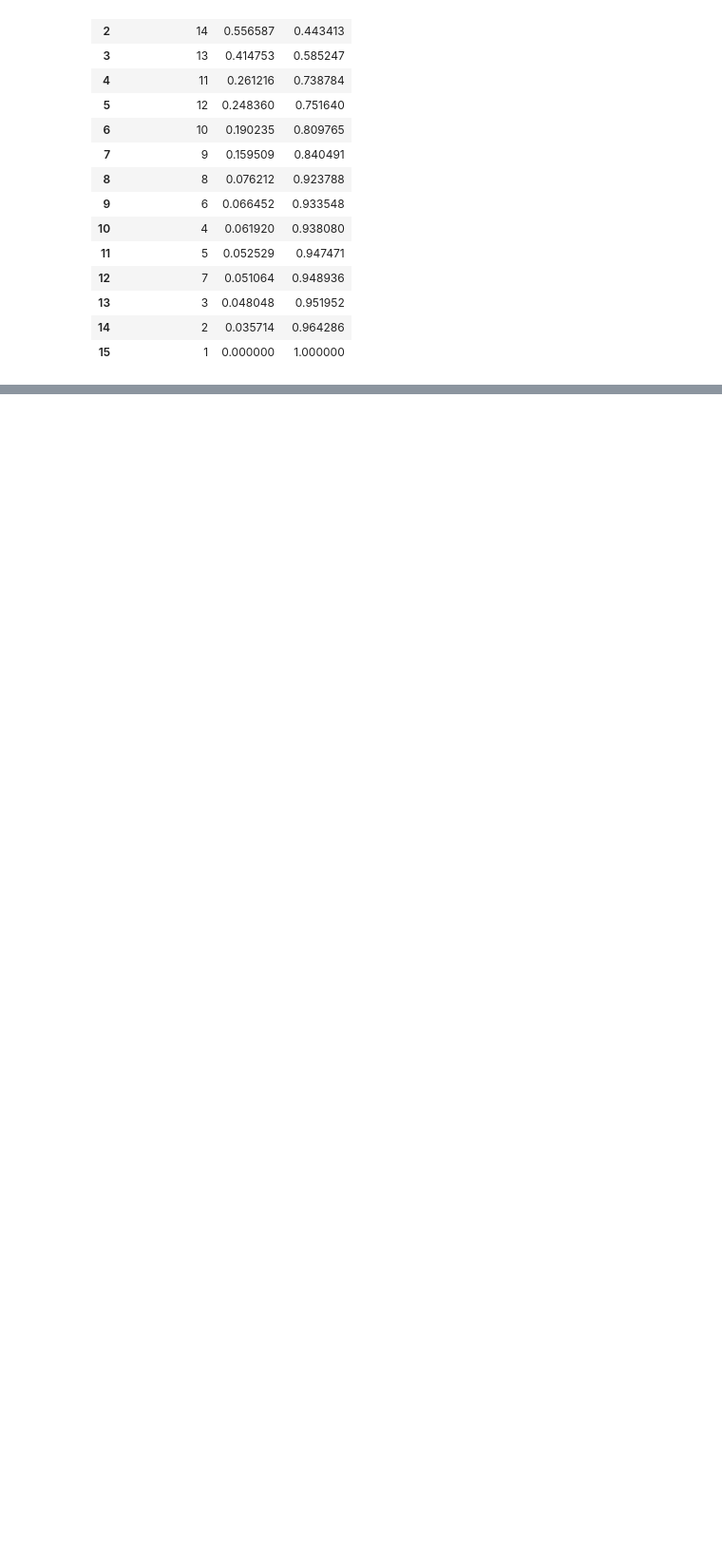
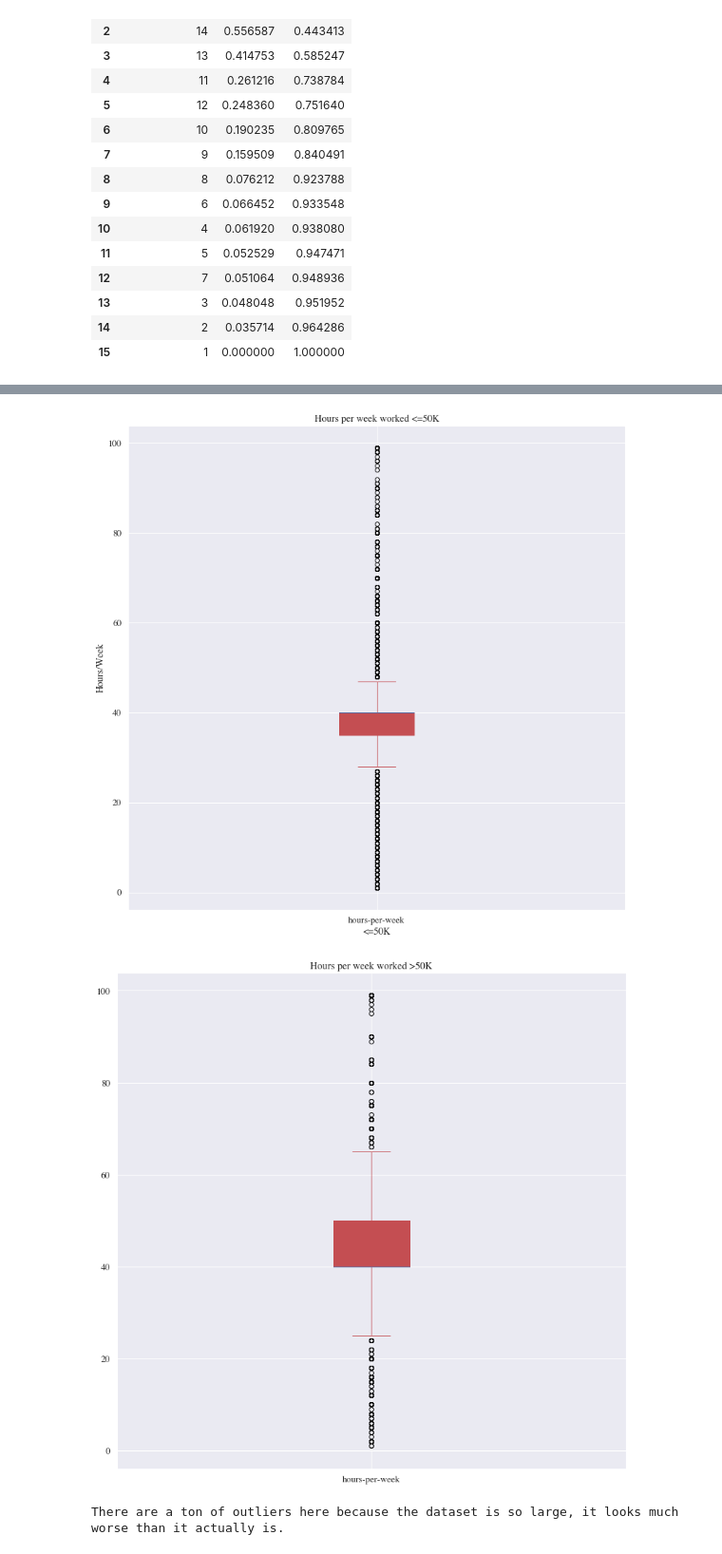
Before and after one commit to samdish7/COSC311, a Jupyter notebook: Labs/Lab4/Lab4.ipynb, the cells around one changed output, grey strips where cells are left out. Shown at 95% size. Drawn from its saved outputs; the diff is of its cells as text; code cells hidden in the pictures; blank space fills up the shorter version.

```diff
--- a/Labs/Lab4/Lab4.ipynb
+++ b/Labs/Lab4/Lab4.ipynb
@@ -160,0 +185,28 @@ Data for the graph given below.
+# %%
+# B) v)
+
+#split into two dataframes
+poor = adults[['hours-per-week', 'income']][adults['income'] == '<=50K']
+rich = adults[['hours-per-week', 'income']][adults['income'] == '>50K']
+
+#create boxplot for both
+pp.figure(figsize = (13,13))
+boxplot_poor = poor.boxplot(column = ['hours-per-week'], patch_artist = True,
+                            color=dict(boxes='r', whiskers='r', medians='b', caps='r'))
+boxplot_poor.set(title = "Hours per week worked <=50K")
+boxplot_poor.set(xlabel = "<=50K")
+boxplot_poor.set(ylabel = "Hours/Week")
+pp.show()
+
+pp.figure(figsize = (13,13))
+boxplot_rich = rich.boxplot(column = ['hours-per-week'], patch_artist = True,
+                           color=dict(boxes='r', whiskers='r', medians='b', caps='r'))
+boxplot_rich.set(title = "Hours per week worked >50K")
+boxplot_poor.set(xlabel = ">50K")
+boxplot_poor.set(ylabel = "Hours/Week")
+pp.show()
+print("There are a ton of outliers here because the dataset is so large, it looks much worse than it actually is.")
+# %% [output]
+[figure, added]
+[figure, added]
+There are a ton of outliers here because the dataset is so large, it looks much worse than it actually is.
```
Also changed, not shown: parts of 6 cells of this notebook, 2 other files.
